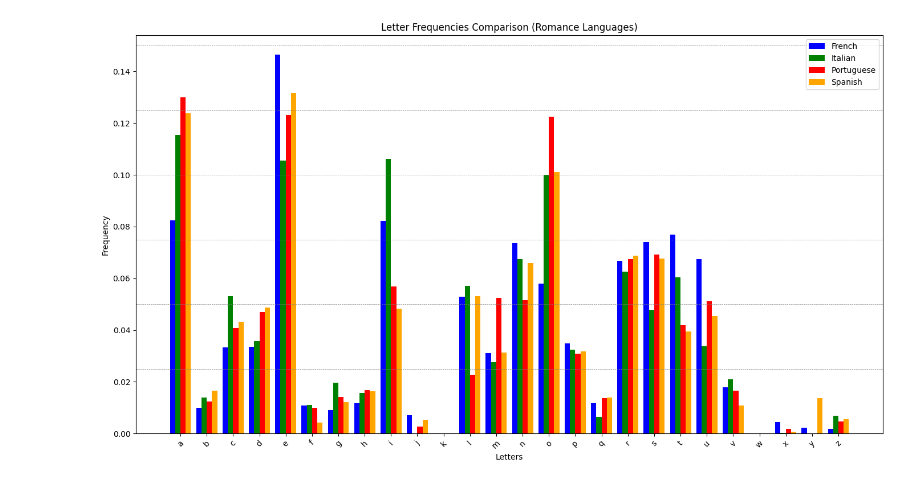
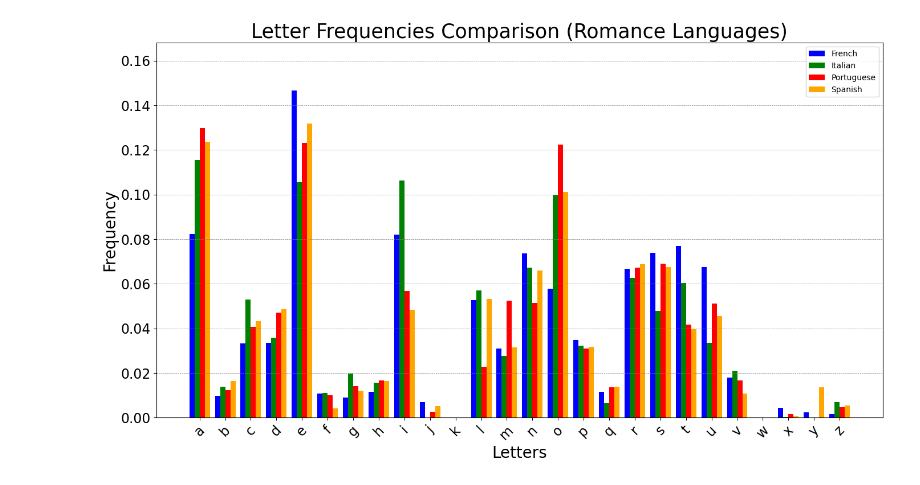
Before and after one commit to LeBonWskii/Hadoop-MapReduce-Letter-Frequency, a Jupyter notebook: Script/ComparisonPlotRomance.ipynb, the cells around one changed output. Saved outputs shown, nothing was run; the diff lists cells and outputs as text; code cells hidden in the pictures.

```diff
--- a/Script/ComparisonPlotRomance.ipynb
+++ b/Script/ComparisonPlotRomance.ipynb
@@ -122,36 +122,37 @@ letters = sorted(set(frequenze_french.keys()).union(frequenze_italian.keys()).un
 frequencies_french = [frequenze_french.get(letter, 0) for letter in letters]
 frequencies_italian = [frequenze_italian.get(letter, 0) for letter in letters]
 frequencies_portuguese = [frequenze_portuguese.get(letter, 0) for letter in letters]
 frequencies_spanish = [frequenze_spanish.get(letter, 0) for letter in letters]
 
 # Crea un array per le posizioni delle barre
 x = np.arange(len(letters))
 
 # Larghezza delle barre
 width = 0.2
 
 # Crea l'istogramma
 plt.figure(figsize=(14, 8))
 bars_french = plt.bar(x - 1.5*width, frequencies_french, width, label='French', color='blue')
 bars_italian = plt.bar(x - 0.5*width, frequencies_italian, width, label='Italian', color='green')
 bars_portuguese = plt.bar(x + 0.5*width, frequencies_portuguese, width, label='Portuguese', color='red')
 bars_spanish = plt.bar(x + 1.5*width, frequencies_spanish, width, label='Spanish', color='orange')
 
 # Aggiungi le etichette e il titolo
-plt.xlabel('Letters')
-plt.ylabel('Frequency')
-plt.title('Letter Frequencies Comparison (Romance Languages)')
-plt.xticks(x, letters, rotation=45)
+plt.xlabel('Letters', fontsize=20)
+plt.ylabel('Frequency', fontsize=20)
+plt.title('Letter Frequencies Comparison (Romance Languages)', fontsize=25)
+plt.xticks(x, letters, rotation=45,fontsize=17)
+plt.yticks(fontsize=17)
 
 # Aggiungi le righe orizzontali tratteggiate per le frequenze specificate
-for y in np.arange(0.025, max(max(frequencies_french), max(frequencies_italian), max(frequencies_portuguese), max(frequencies_spanish)) + 0.025, 0.025):
+for y in np.arange(0.02, max(max(frequencies_french), max(frequencies_italian), max(frequencies_portuguese), max(frequencies_spanish)) + 0.02, 0.02):
     plt.axhline(y=y, color='gray', linestyle='--', linewidth=0.5)
 
 # Aggiungi la leggenda
 plt.legend()
 
 # Mostra il grafico
 plt.tight_layout()
 plt.show()
 # %% [output]
-[figure, old version]
+[figure, new version]
```
Also changed, not shown: 12 other files.
